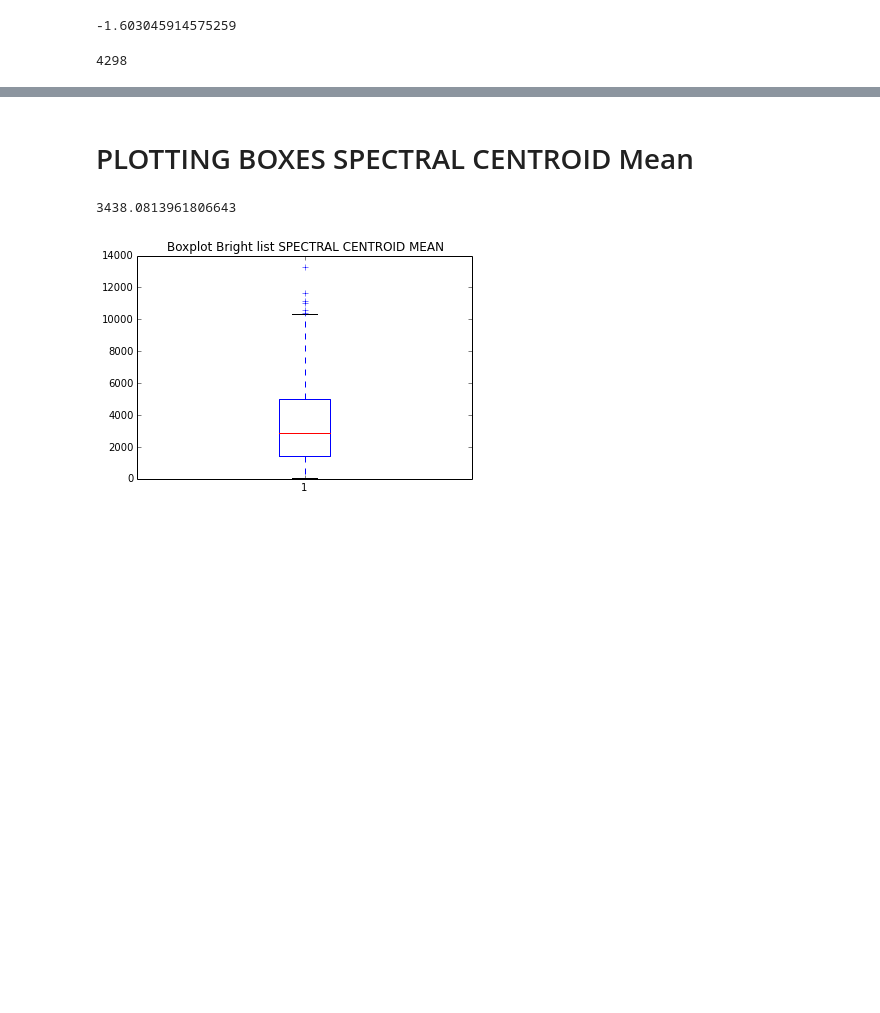
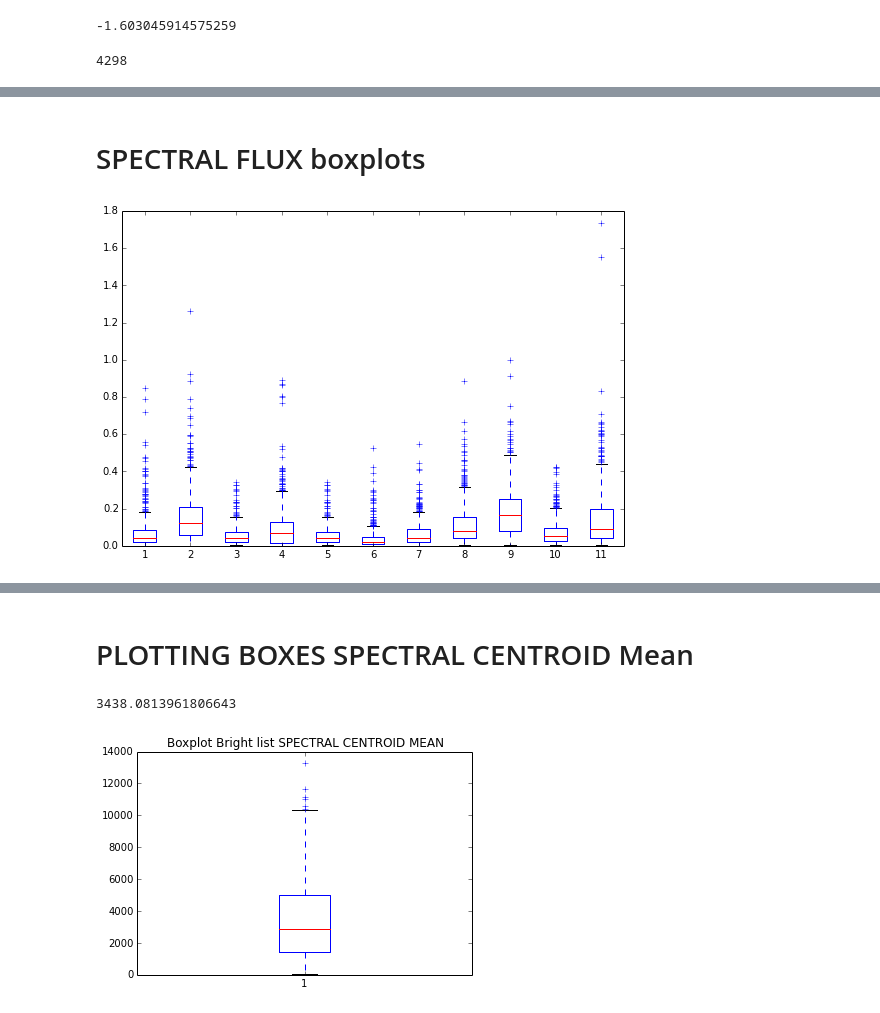
Before and after one commit to pedrogogo/SMC_Th, a Jupyter notebook: json_read_computing_essentia_descriptors.ipynb, the cells around one changed output, grey strips where cells are left out. Drawn from its saved outputs; the diff is of its cells as text; code cells hidden in the pictures; blank space fills up the shorter version.

```diff
--- a/json_read_computing_essentia_descriptors.ipynb
+++ b/json_read_computing_essentia_descriptors.ipynb
@@ -498,0 +509,17 @@ sum(lat_bright_mean) / float(len(lat_bright_mean))
+# %% [markdown]
+# SPECTRAL FLUX boxplots
+# %%
+
+## combine these different collections into a list
+data_to_plot_sflux = [sflux_bright_mean,sflux_hard_mean,sflux_warm_mean,sflux_rough_mean,sflux_reverb_mean,sflux_clear_mean,sflux_hollow_mean,sflux_deep_mean, sflux_punchy_mean, sflux_metallic_mean, sflux_sharp_mean]
+
+# Create a figure instance
+fig = plt.figure(1, figsize=(9, 6))
+
+# Create an axes instance
+ax = fig.add_subplot(111)
+
+# Create the boxplot
+bp = ax.boxplot(data_to_plot_sflux)
+# %% [output]
+[figure, added]
```
Also changed, not shown: parts of 15 cells of this notebook.
